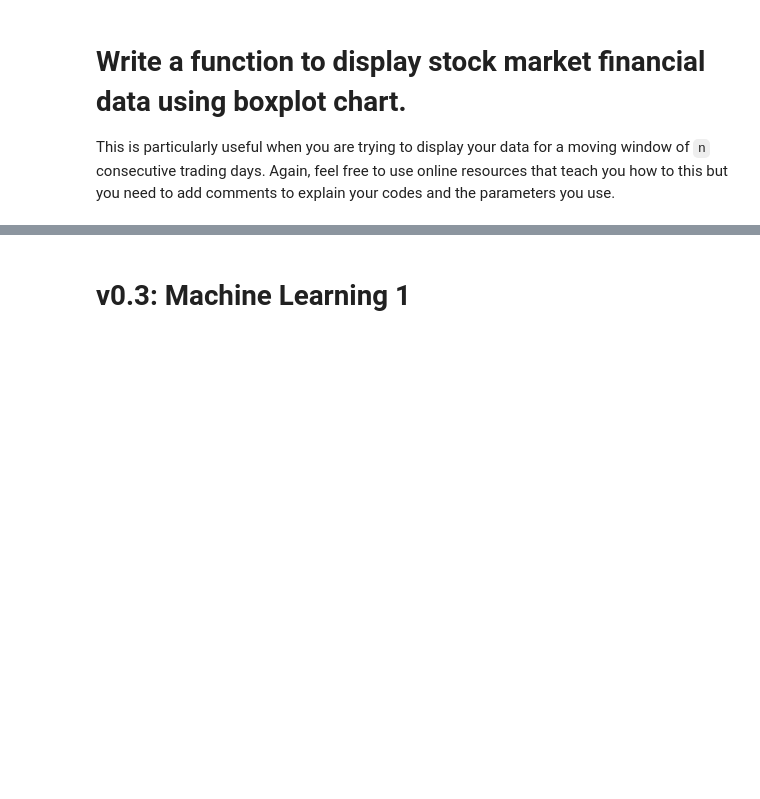
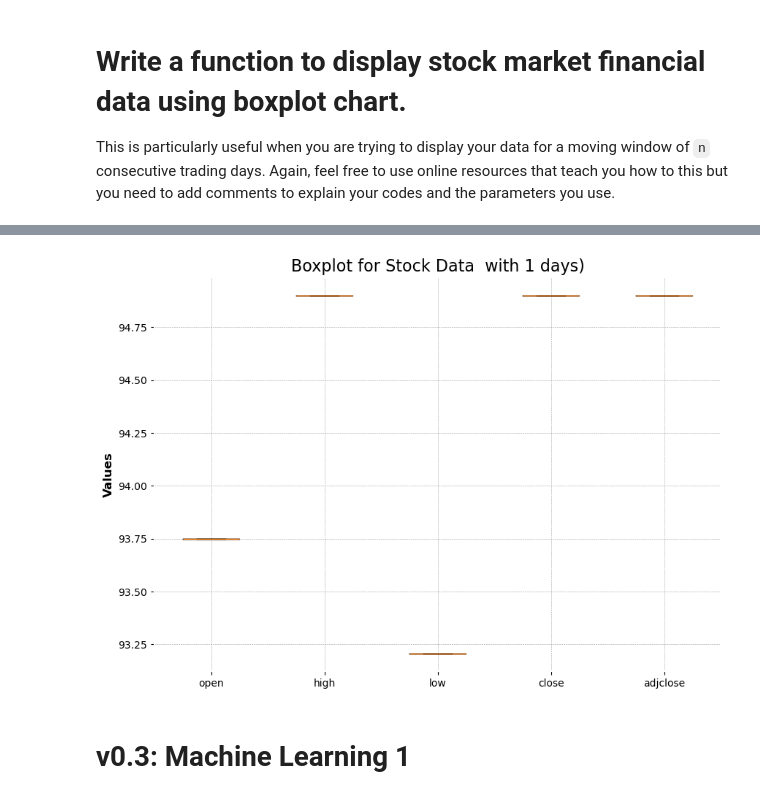
Before and after one commit to Phonginhere/cos30018, a Jupyter notebook: optionB/B.1/StockPredictionPrice/B/4/machine_learning_1.ipynb, the cells around one changed output, grey strips where cells are left out. Cells and saved outputs as stored; diff of their text form; code cells hidden in the pictures; blank space fills up the shorter version.

```diff
--- a/optionB/B.1/StockPredictionPrice/B/4/machine_learning_1.ipynb
+++ b/optionB/B.1/StockPredictionPrice/B/4/machine_learning_1.ipynb
@@ -390,3 +240,44 @@ Not enough data points for the specified window size.
+# %%
+def plot_moving_window_boxplot(data, columns, n, figsize=(10, 7), title='Boxplot for Stock Data'):
+    """
+    This function generates a boxplot for the specified stock data over a moving window of n days.
+
+    Parameters:
+    data (DataFrame): The entire dataset containing stock data.
+    columns (list): The list of column names for which the boxplot will be generated (e.g., 'open', 'high', 'low').
+    n (int): The window size (number of days) to use for the boxplot. Must be between 1 and the number of rows in the data.
+    figsize (tuple): Optional; the size of the plot (default is (10, 7)).
+    title (str): the title of the boxplot (default is 'Boxplot for Stock Data').
+    """
+
+    # Check if the window size 'n' is within valid bounds.
+    if n < 1 or n > len(data):
+        raise ValueError(f"The window size n must be >= 1 and <= the number of rows: {len(data)} in the data.")
+
+    # Extract the first 'n' rows of data for the selected columns to create the moving window.
+    window_data = data[columns].iloc[:n]
+
+    # Create a new figure with the specified size for the boxplot.
+    plt.figure(figsize=figsize)
+
+    # Generate a boxplot using the values of the selected columns within the moving window.
+    plt.boxplot(window_data.values, labels=columns)
+
+    # Set the title of the boxplot, incorporating the window size 'n'.
+    plt.title(f'{title}  with {n} days)', fontsize=16)
+
+    # Label the y-axis as 'Values'.
+    plt.ylabel('Values')
+
+    # Display the plot.
+    plt.show()
+
+# Example usage:
+columns = ['open', 'high', 'low', 'close', 'adjclose']
+# %%
+plot_moving_window_boxplot(data["df"], columns, n=1)
+# %% [output]
+[figure, added]
 # %% [markdown]
 # v0.3: Machine Learning 1
 # %% [markdown]
```
Also changed, not shown: parts of 63 cells of this notebook, 13 other files.
